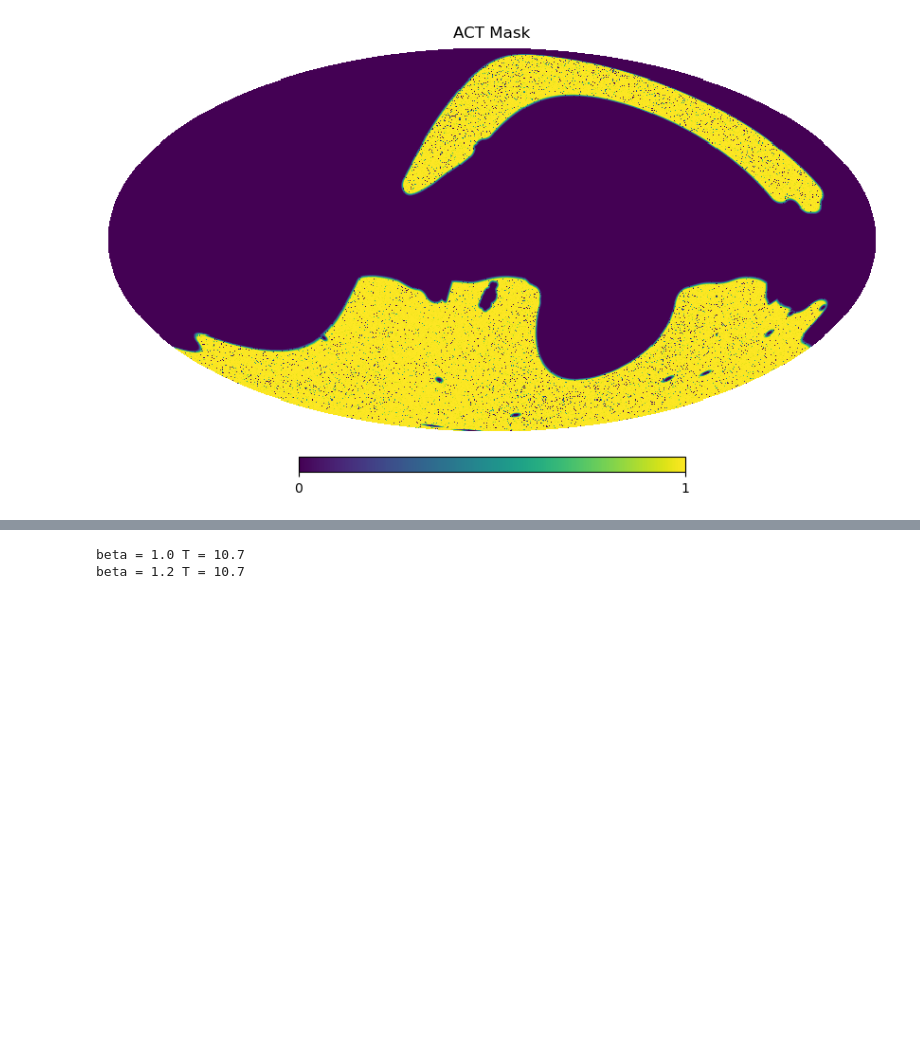
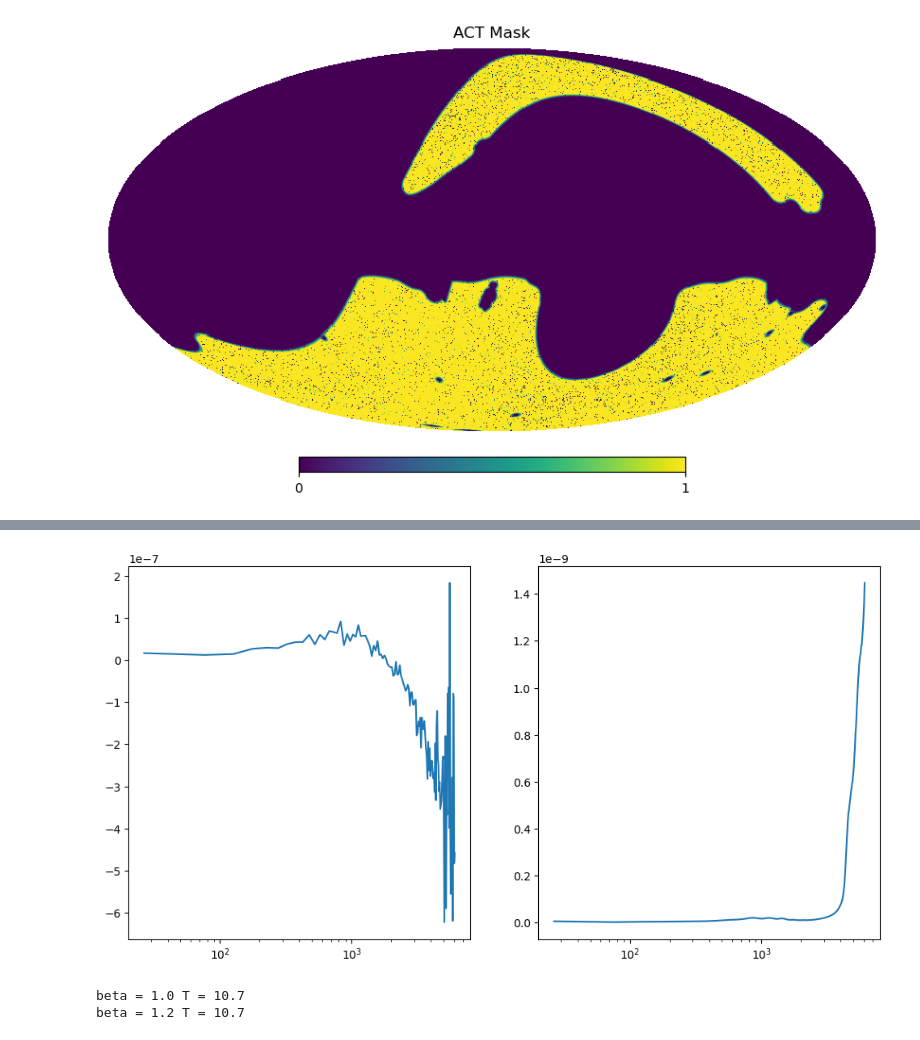
Before and after one commit to Zguandi/unWISE_SZ, a Jupyter notebook: plot_unwiseact.ipynb, the cells around one changed output, grey strips where cells are left out. Cells and saved outputs as stored; diff of their text form; code cells hidden in the pictures; blank space fills up the shorter version.

```diff
--- a/plot_unwiseact.ipynb
+++ b/plot_unwiseact.ipynb
@@ -36,6 +72,9 @@ def read_results(path:str):
     table = {header[i]:data[:,i] for i in range(len(header))}
     return table
 # %%
-table = read_results('/mnt/c/Users/gdzhao/projects/unwise_sz/unwiseact_results/healpix/cibdBeta_results_first_sample.txt')
+table = read_results('/mnt/c/Users/gdzhao/projects/unwise_sz/unwiseact_results/healpix_midz/midz_cibdBeta_1.0_T_10.7_results.txt')
 print(table.keys())
+
+ggtable = read_results('/mnt/c/Users/gdzhao/projects/unwise_sz/unwiseact_results/midz_gg/midz_auto_results.txt')
+print(ggtable.keys())
 # %% [output]
@@ -43,3 +99,27 @@ dict_keys(['ell', 'cibdBeta_1.0_T_10.7_gy', 'cibdBeta_1.0_T_10.7_yy', 'cibdBeta_
+# %%
+binwidth = 50
+f_sky = 0.71 # example number
+
+fig,ax = plt.subplots(1,2,figsize=(12,6))
+ell = table['ell']
+pll = ell*(ell+1)/(2*np.pi)
+cl_gy = table['cl_gy']
+cl_yy = table['cl_yy']
+cl_gg = ggtable['cl_auto']
+
+err_gy = (cl_gy**2+np.abs(cl_yy*cl_gg))/(2*ell+1)/f_sky/binwidth
+err_yy = (2*cl_yy**2)/(2*ell+1)/f_sky/binwidth
+
+ax[0].errorbar(ell,pll*cl_gy,yerr=pll*err_gy,label='gy')
+ax[1].errorbar(ell,pll*cl_yy,yerr=pll*err_yy,label='yy')
+# ax[1].errorbar(ell,pll*cl_yy,yerr=pll*err_yy,label='yy')
+
+ax[0].set_xscale('log')
+ax[1].set_xscale('log')
+
+plt.show()
+# %% [output]
+[figure, added]
 # %%
 ell = table['ell']
 pll = ell*(ell+1)/(2*np.pi) # Power spectrum normalization
```
Also changed, not shown: parts of 7 cells of this notebook, 6 other files.
